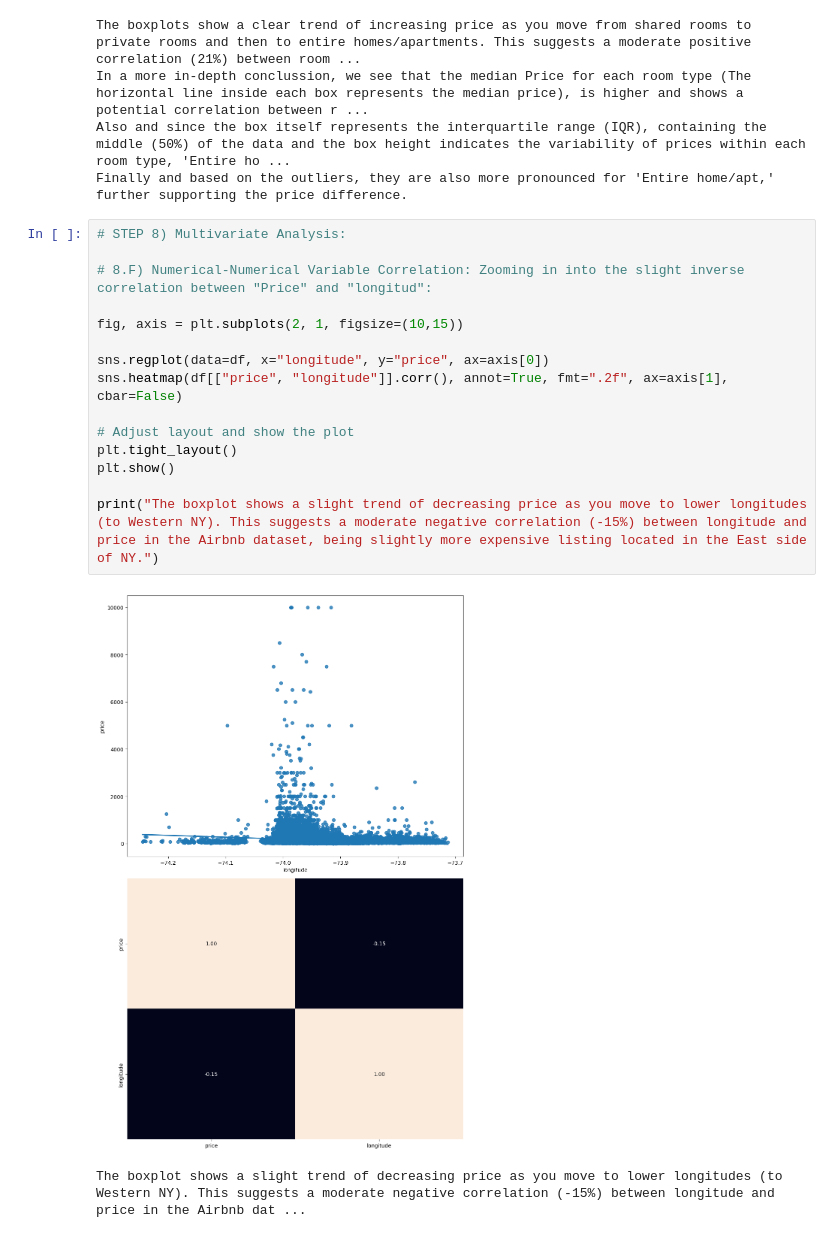
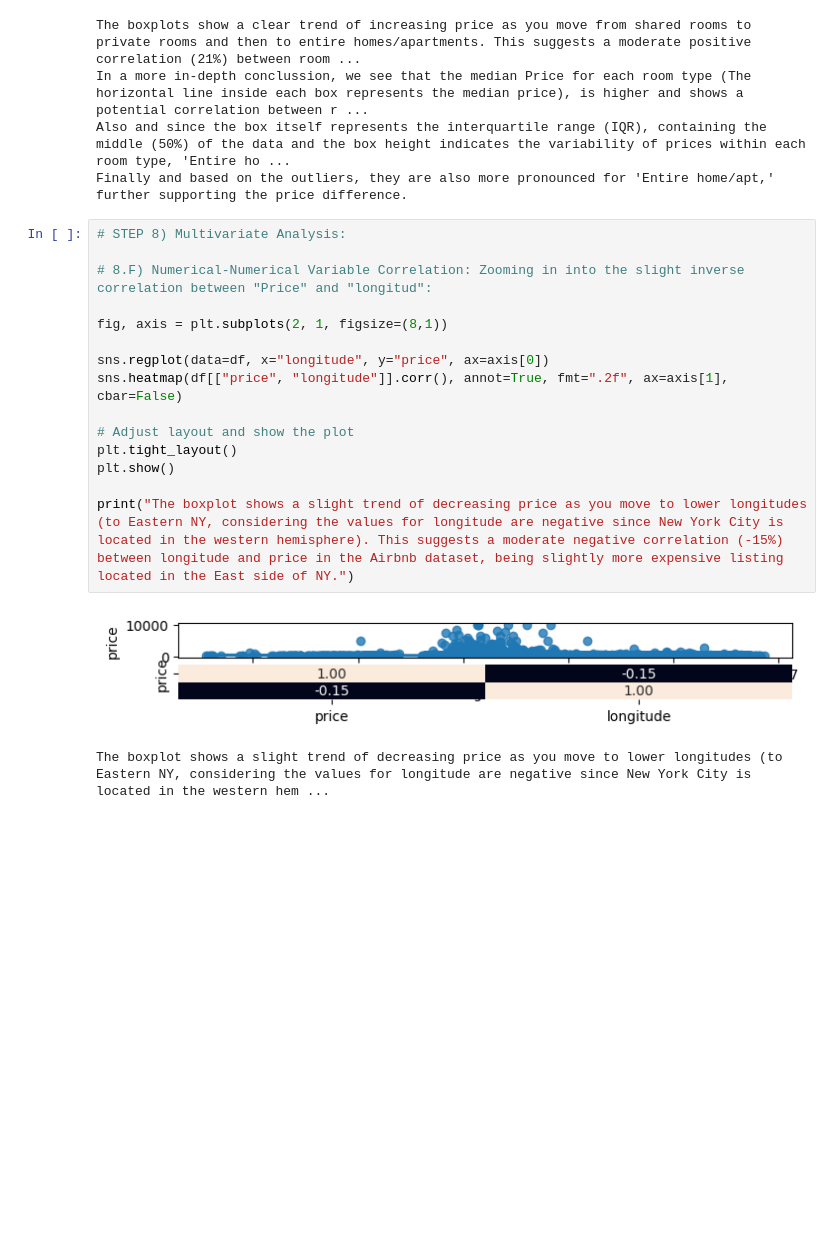
Before and after one commit to 4GeeksAcademy/Data_Preprocessing_Project_TutorialDianaM, a Jupyter notebook: src/explore.ipynb, the cells around one changed output. Saved outputs shown, nothing was run; the diff lists cells and outputs as text; blank space fills up the shorter version.

```diff
--- a/src/explore.ipynb
+++ b/src/explore.ipynb
@@ -864,21 +862,21 @@ Finally and based on the outliers, they are also more pronounced for 'Entire hom
 # %%
 # STEP 8) Multivariate Analysis:
 
 # 8.F) Numerical-Numerical Variable Correlation: Zooming in into the slight inverse correlation between "Price" and "longitud":
 
-fig, axis = plt.subplots(2, 1, figsize=(10,15))
+fig, axis = plt.subplots(2, 1, figsize=(8,1))
 
 sns.regplot(data=df, x="longitude", y="price", ax=axis[0])
 sns.heatmap(df[["price", "longitude"]].corr(), annot=True, fmt=".2f", ax=axis[1], cbar=False)
 
 # Adjust layout and show the plot
 plt.tight_layout()
 plt.show()
 
-print("The boxplot shows a slight trend of decreasing price as you move to lower longitudes (to Western NY). This suggests a moderate negative correlation (-15%) between longitude and price in the Airbnb dataset, being slightly more expensive listing located in the East side of NY.")
+print("The boxplot shows a slight trend of decreasing price as you move to lower longitudes (to Eastern NY, considering the values for longitude are negative since New York City is located in the western hemisphere). This suggests a moderate negative correlation (-15%) between longitude and price in the Airbnb dataset, being slightly more expensive listing located in the East side of NY.")
 # %% [output]
-[figure, old version]
+[figure, new version]
-The boxplot shows a slight trend of decreasing price as you move to lower longitudes (to Western NY). This suggests a moderate negative correlation (-15%) between longitude and price in the Airbnb dat ...
+The boxplot shows a slight trend of decreasing price as you move to lower longitudes (to Eastern NY, considering the values for longitude are negative since New York City is located in the western hem ...
 # %%
 df.columns
 # %% [output]
```
Also changed, not shown: parts of 8 cells of this notebook.
